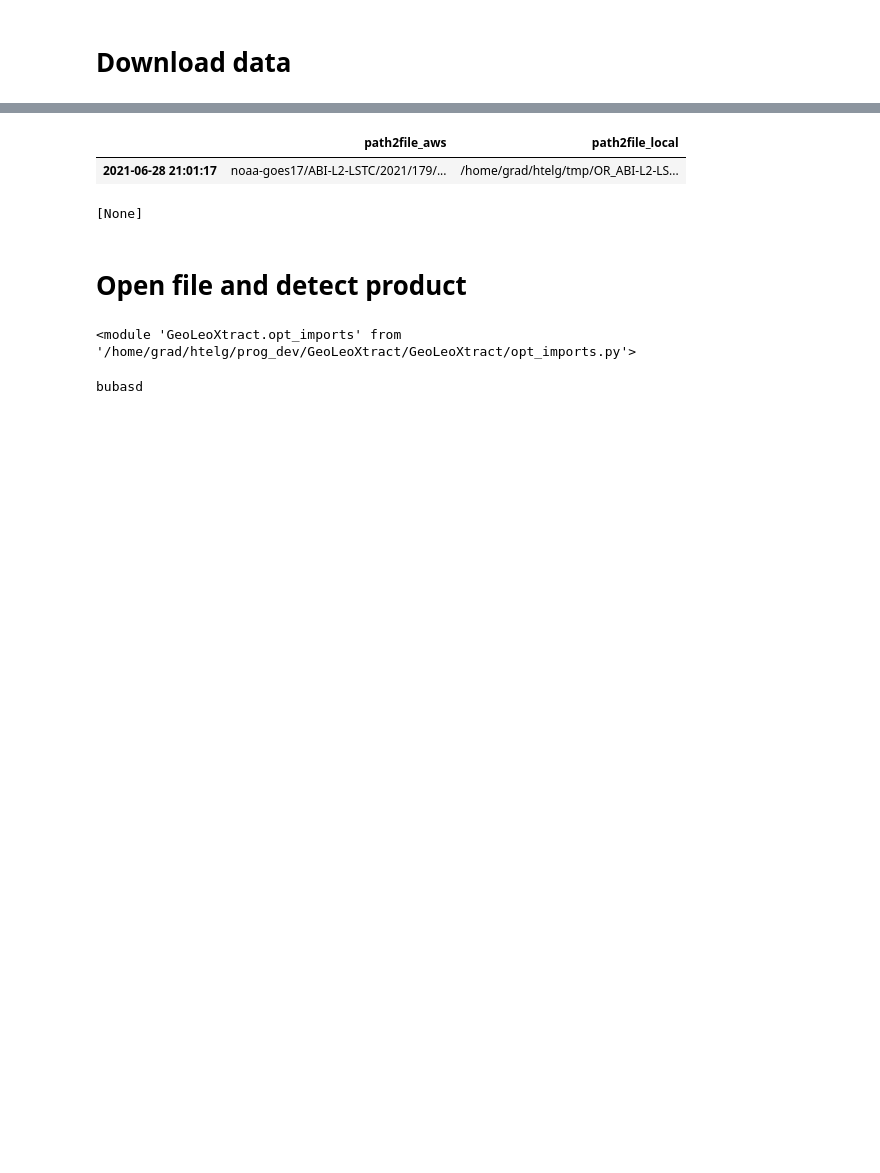
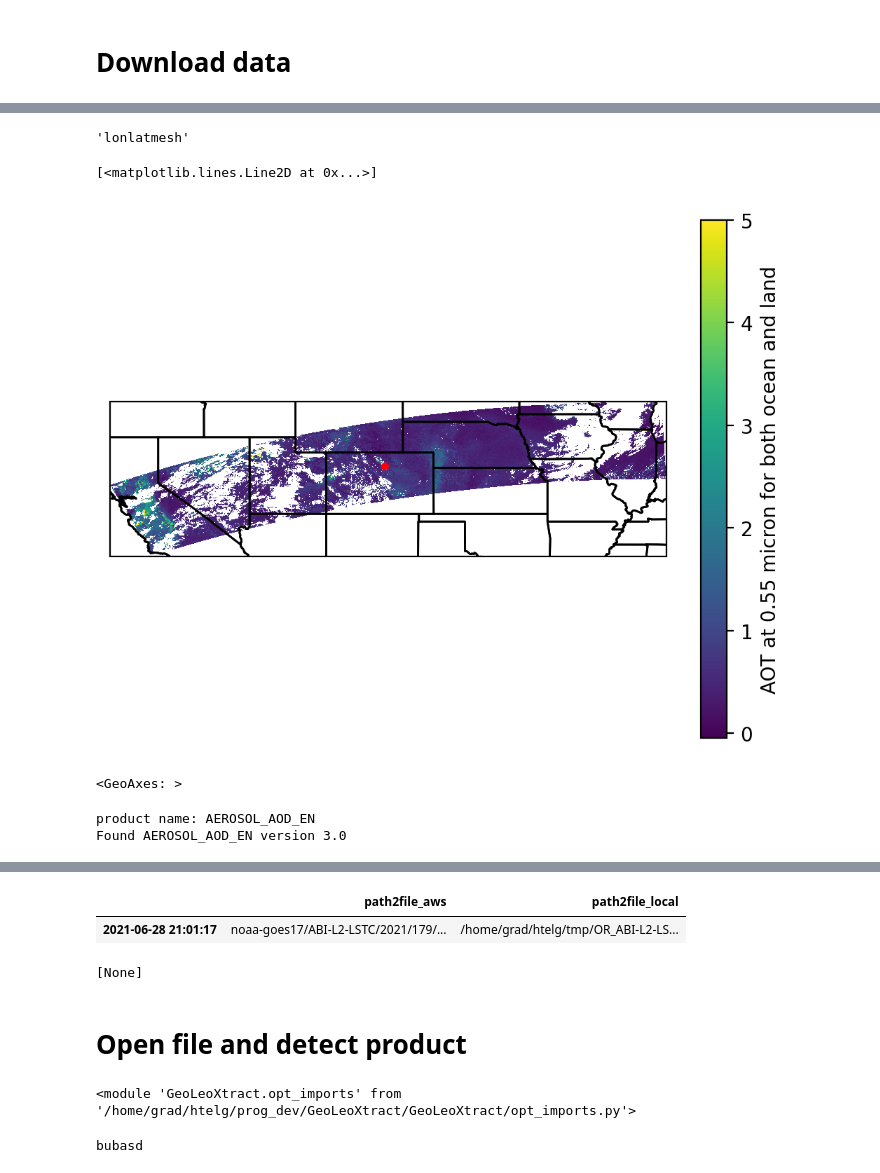
Before and after one commit to hagne/GeoLeoXtract, a Jupyter notebook: examples/example_basic.ipynb, the cells around one changed output, grey strips where cells are left out. Drawn from its saved outputs; the diff is of its cells as text; code cells hidden in the pictures; blank space fills up the shorter version.

```diff
--- a/examples/example_basic.ipynb
+++ b/examples/example_basic.ipynb
@@ -14,0 +25,12 @@ warnings.filterwarnings("ignore")
+# %%
+query = glx.cloud_interface.AwsQuery(path2folder_local='/home/grad/htelg/tmp/',
+                            satellite='NOAA 20',
+                            sensor = 'VIIRS',
+                            product= 'AOD',
+                            # scan_sector=None,
+                            # start='2022-11-13 12:00:00',
+                            # end='2022-11-14 13:00:00',
+                            start='20200822 00:00:00',
+                            end='20200822 23:59:59',
+                            site = atmsrf.network.stations.Table_Mountain
+                           )
@@ -14,0 +56,2 @@ warnings.filterwarnings("ignore")
+# %%
+si = glx.satlab.open_file(query.workplan.path2file_local.iloc[0], verbose=True)
@@ -14,0 +84,20 @@ warnings.filterwarnings("ignore")
+# %%
+si.grid_type
+# %% [output]
+'lonlatmesh'
+# %%
+a,pc,cb= si.plot('AOD550')
+site = atmsrf.network.stations.Table_Mountain
+a.plot(site.lon, site.lat, transform = cartopy.crs.PlateCarree(), marker = '.', color = 'red')
+# %% [output]
+[<matplotlib.lines.Line2D at 0x...>]
+[figure, added]
+# %%
+a
+# %% [output]
+<GeoAxes: >
+# %%
+si = glx.satlab.open_file(query.workplan.path2file_local.iloc[1], verbose=True)
+# %% [output]
+product name: AEROSOL_AOD_EN
+Found AEROSOL_AOD_EN version 3.0
```
Also changed, not shown: parts of 14 cells of this notebook, 11 other files.
